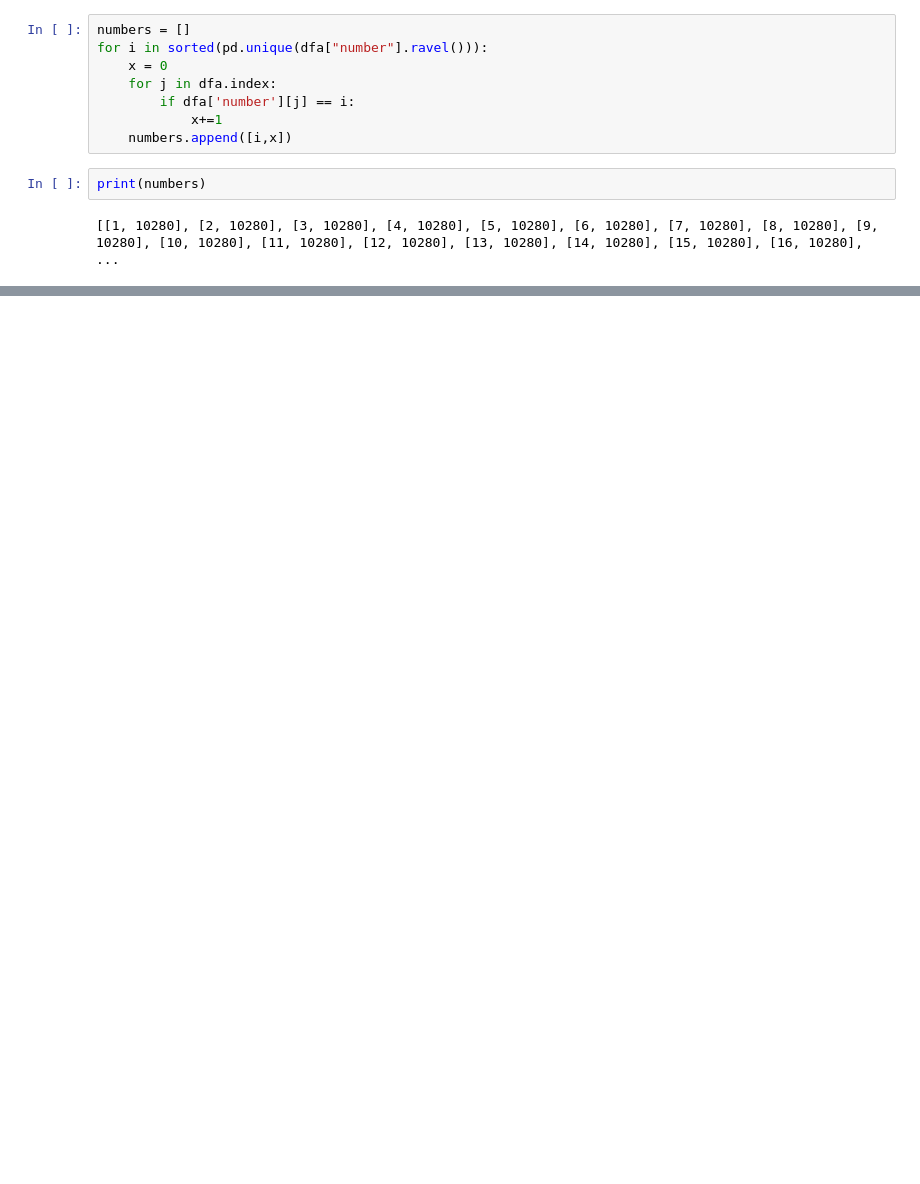
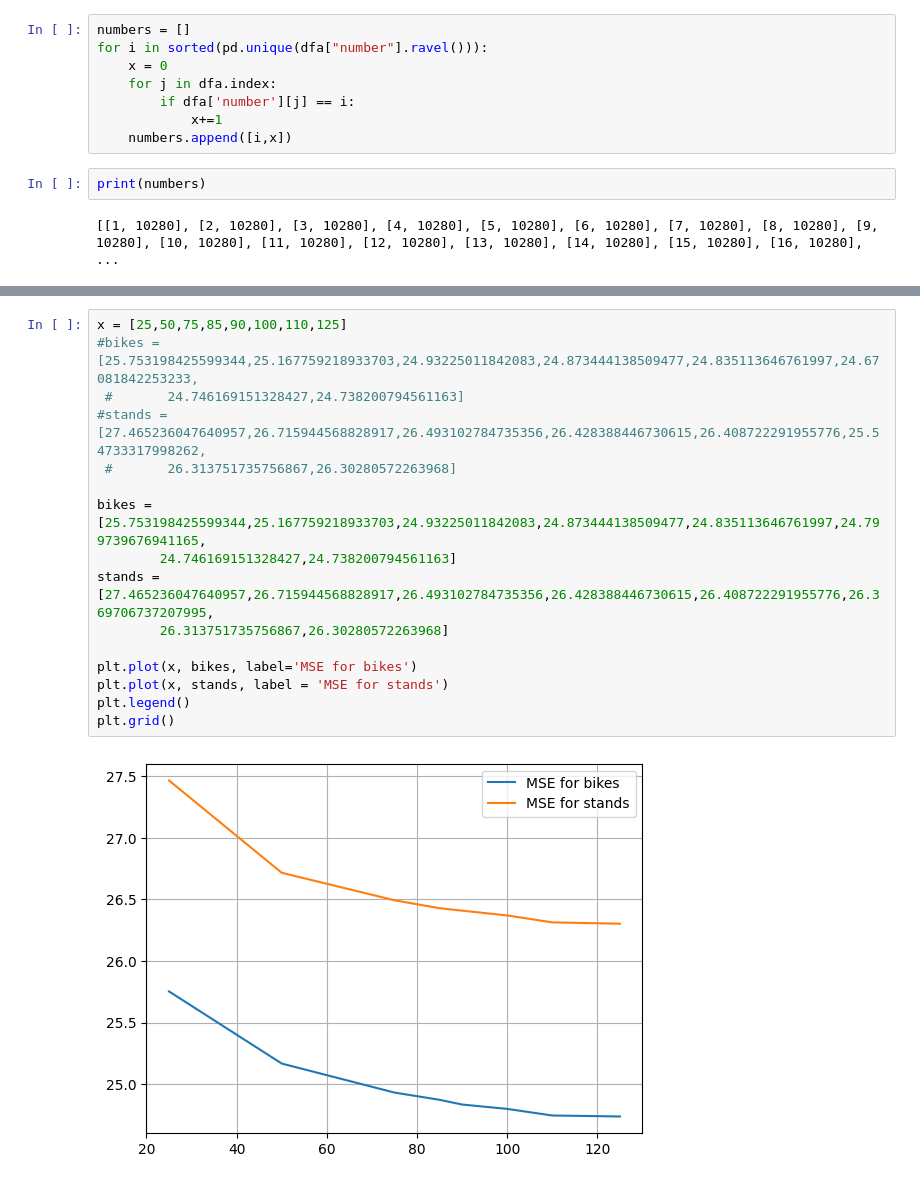
Before and after one commit to finbarallan/Dublin-Bikes-App, a Jupyter notebook: PredictiveModel.ipynb, the cells around one changed output, grey strips where cells are left out. Cells and saved outputs as stored; diff of their text form; blank space fills up the shorter version.

```diff
--- a/PredictiveModel.ipynb
+++ b/PredictiveModel.ipynb
@@ -404,0 +409,18 @@ MAE:  3.656257220262741
+# %%
+x = [25,50,75,85,90,100,110,125]
+#bikes = [25.753198425599344,25.167759218933703,24.93225011842083,24.873444138509477,24.835113646761997,24.67081842253233,
+ #       24.746169151328427,24.738200794561163]
+#stands =[27.465236047640957,26.715944568828917,26.493102784735356,26.428388446730615,26.408722291955776,25.54733317998262,
+ #       26.313751735756867,26.30280572263968]
+
+bikes = [25.753198425599344,25.167759218933703,24.93225011842083,24.873444138509477,24.835113646761997,24.799739676941165,
+        24.746169151328427,24.738200794561163]
+stands =[27.465236047640957,26.715944568828917,26.493102784735356,26.428388446730615,26.408722291955776,26.369706737207995,
+        26.313751735756867,26.30280572263968]
+
+plt.plot(x, bikes, label='MSE for bikes')
+plt.plot(x, stands, label = 'MSE for stands')
+plt.legend()
+plt.grid()
+# %% [output]
+[figure, added]
```
Also changed, not shown: parts of 9 cells of this notebook, 1 other file.
